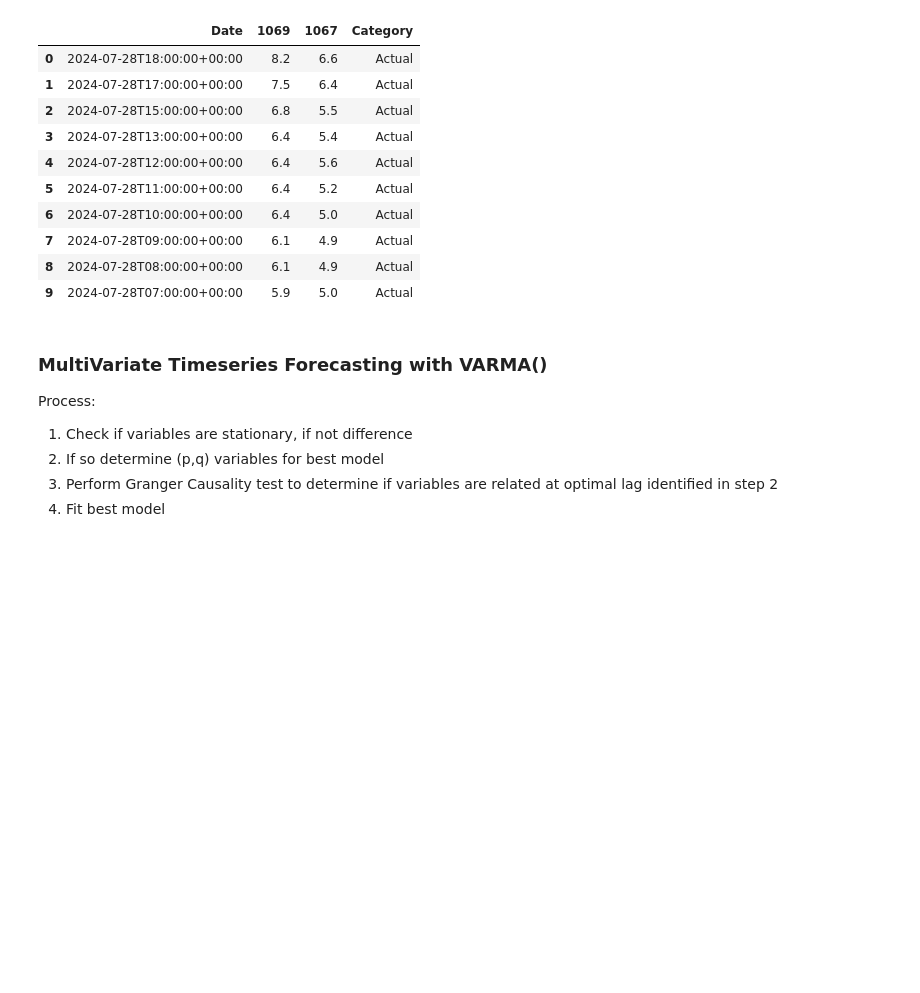
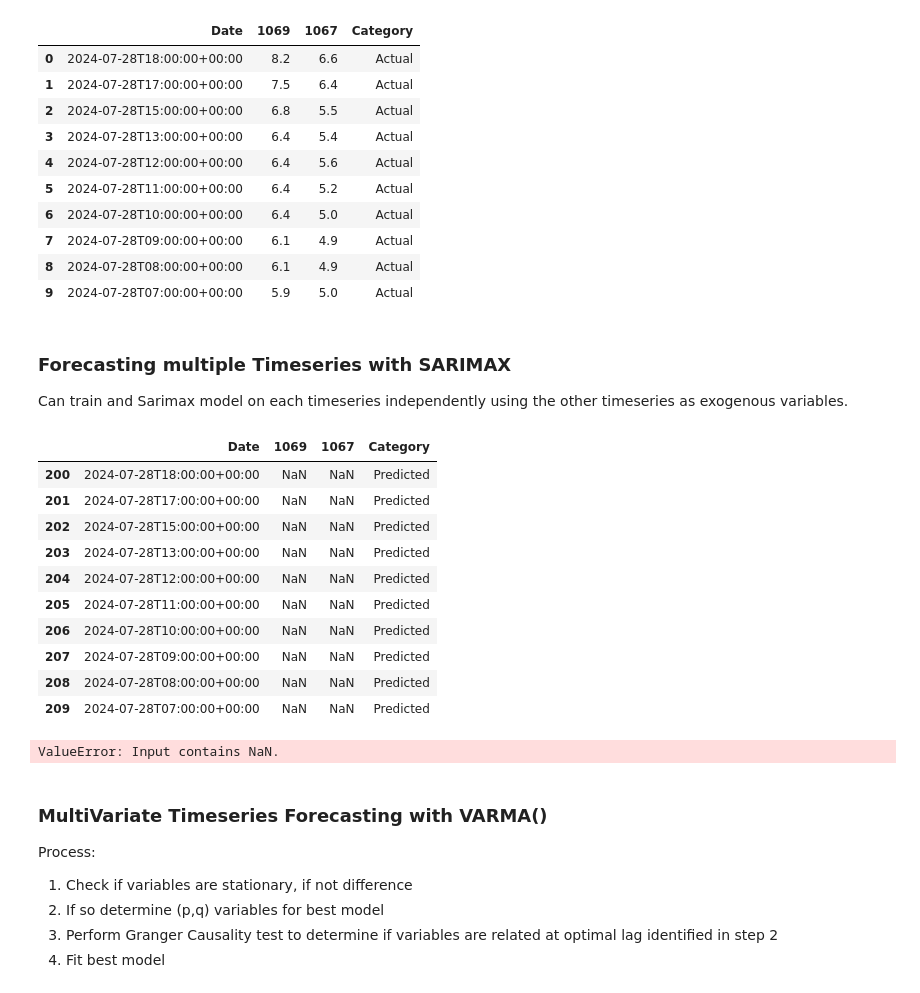
Before and after one commit to pinstripezebra/Air-Polution-Forecasting, a Jupyter notebook: aggregate_analysis.ipynb, the cells around one changed output. Cells and saved outputs as stored; diff of their text form; code cells hidden in the pictures; blank space fills up the shorter version.

Commit message:
adding sarimax forecast

```diff
--- a/aggregate_analysis.ipynb
+++ b/aggregate_analysis.ipynb
@@ -409,0 +420,4 @@ graph_forecast(concatted_df_arima)
+# %% [markdown]
+### Forecasting multiple Timeseries with SARIMAX
+
+Can train and Sarimax model on each timeseries independently using the other timeseries as exogenous variables.
@@ -410,3 +468,22 @@ graph_forecast(concatted_df_arima)
+# %%
+concatted_df_sarimax = concat_predictions(multivariate_df, sarimax_pred)
+concatted_df_sarimax[concatted_df_sarimax['Category'] == 'Predicted'].head(10)
+# %% [output]
+|  | Date | 1069 | 1067 | Category |
+| 200 | 2024-07-28T18:00:00+00:00 | NaN | NaN | Predicted |
+| 201 | 2024-07-28T17:00:00+00:00 | NaN | NaN | Predicted |
+| 202 | 2024-07-28T15:00:00+00:00 | NaN | NaN | Predicted |
+| 203 | 2024-07-28T13:00:00+00:00 | NaN | NaN | Predicted |
+| 204 | 2024-07-28T12:00:00+00:00 | NaN | NaN | Predicted |
+| 205 | 2024-07-28T11:00:00+00:00 | NaN | NaN | Predicted |
+| 206 | 2024-07-28T10:00:00+00:00 | NaN | NaN | Predicted |
+| 207 | 2024-07-28T09:00:00+00:00 | NaN | NaN | Predicted |
+| 208 | 2024-07-28T08:00:00+00:00 | NaN | NaN | Predicted |
+| 209 | 2024-07-28T07:00:00+00:00 | NaN | NaN | Predicted |
+# %%
+graph_forecast(concatted_df_sarimax, "SARIMAX")
+# %% [output]
+ValueError: Input contains NaN.
 # %% [markdown]
 ### MultiVariate Timeseries Forecasting with VARMA()
 
```
Also changed, not shown: parts of 7 cells of this notebook.
